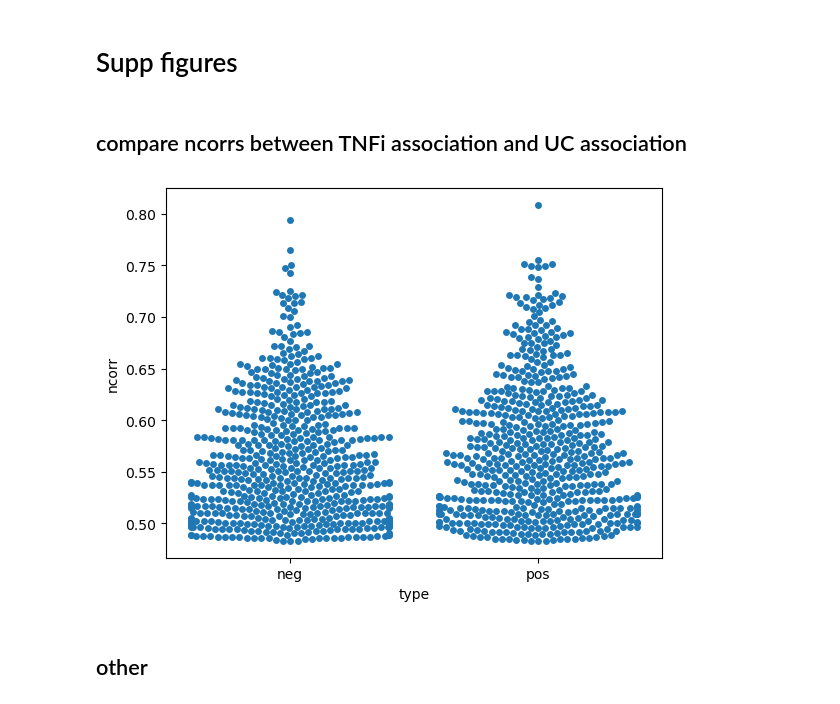
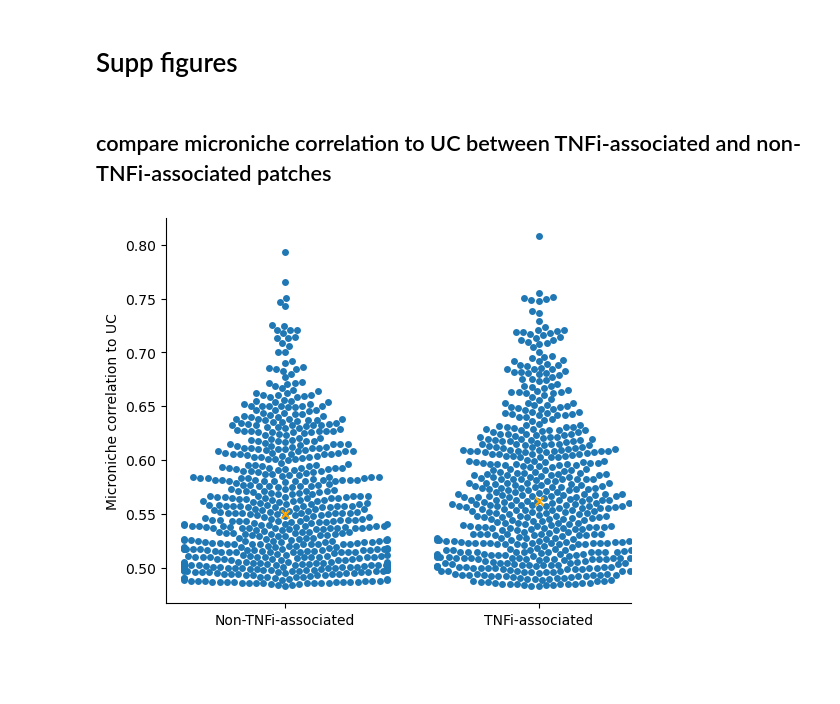
Before and after one commit to yakirr/vimapaper, a Jupyter notebook: UC/UC.3.makefigs.ipynb, the cells around one changed output. Saved outputs shown, nothing was run; the diff lists cells and outputs as text; code cells hidden in the pictures; blank space fills up the shorter version.

Commit message:
UC supp figs/tables

```diff
--- a/UC/UC.3.makefigs.ipynb
+++ b/UC/UC.3.makefigs.ipynb
@@ -400,19 +401,24 @@ fig.show()
 [figure]
 # %% [markdown]
 # Supp figures
-# %% [markdown]
-## compare ncorrs between TNFi association and UC association
+# %% [markdown]
+## compare microniche correlation to UC between TNFi-associated and non-TNFi-associated patches
 # %%
 df = d_tnf.obs.copy()
 df['uc_ncorr_thresh'] = d.obs.ncorr_thresh
 # %%
+plt.figure(figsize=(6,5))
 toplot = pd.DataFrame({
-    'type':['neg']*(df.ncorr_thresh<0).sum() + ['pos']*(df.ncorr_thresh > 0).sum(),
-    'ncorr':np.concatenate([df[df.ncorr_thresh<0].uc_ncorr_thresh.values, df[df.ncorr_thresh>0].uc_ncorr_thresh.values])
+    'type':['Non-TNFi-associated']*(df.ncorr_thresh<0).sum() + ['TNFi-associated']*(df.ncorr_thresh > 0).sum(),
+    'Microniche correlation to UC':np.concatenate([df[df.ncorr_thresh<0].uc_ncorr_thresh.values, df[df.ncorr_thresh>0].uc_ncorr_thresh.values])
 })
-sns.swarmplot(x=toplot['type'], y=toplot.ncorr)
+sns.swarmplot(x=toplot['type'], y=toplot['Microniche correlation to UC'])
+plt.scatter([0,1],
+            [df[df.ncorr_thresh<0].uc_ncorr_thresh.median(),
+            df[df.ncorr_thresh>0].uc_ncorr_thresh.median()], marker='x', color='orange', zorder=1000)
+plt.xlabel('')
+plt.gca().spines[['right','top']].set_visible(False)
+plt.savefig('../_supp/fig.UC.UCvsTNFncorrs.png', dpi=500)
 plt.show()
 # %% [output]
-[figure, old version]
+[figure, new version]
-# %% [markdown]
-## other
```
Also changed, not shown: parts of 11 cells of this notebook, 11 other files.
